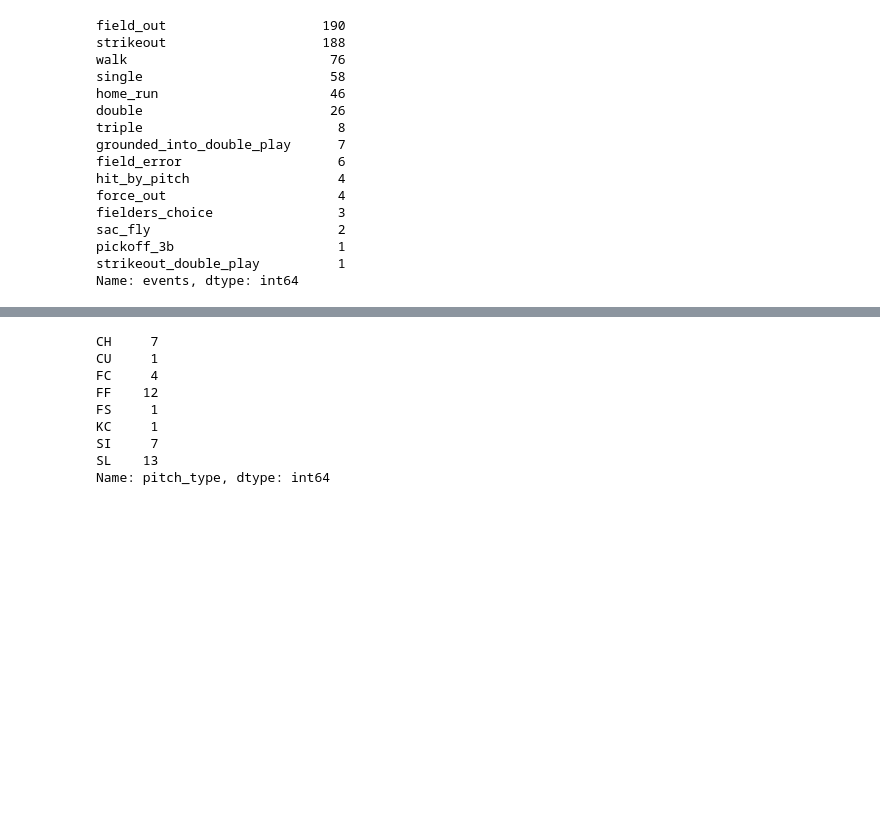
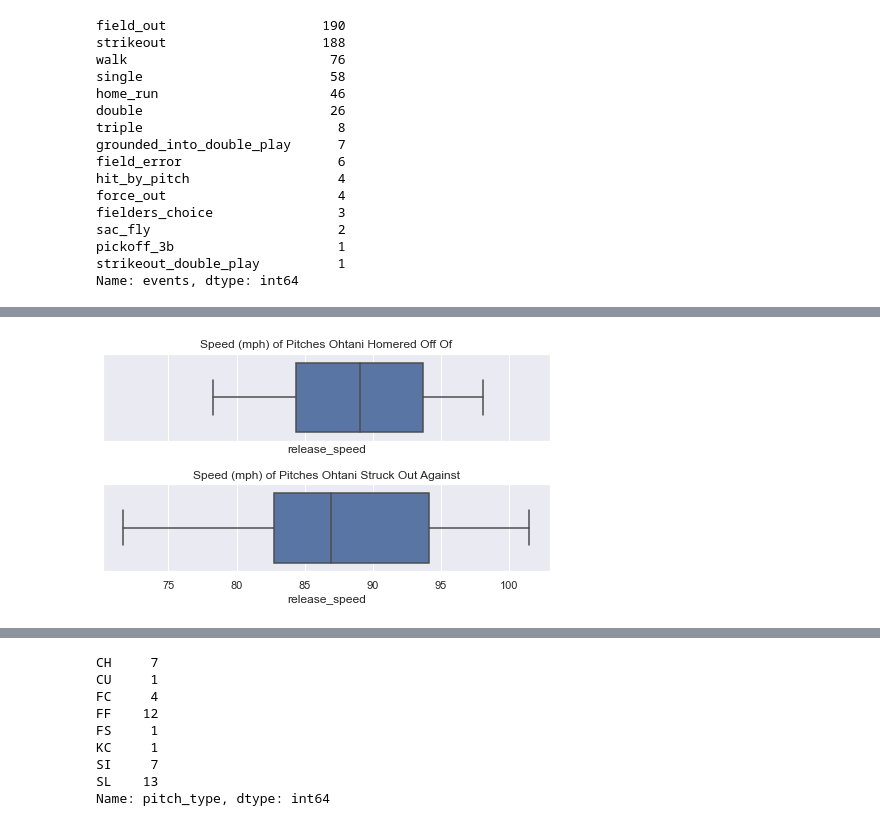
Before and after one commit to teruki-i/Ohtani, a Jupyter notebook: Ohtani_2021.ipynb, the cells around one changed output, grey strips where cells are left out. Drawn from its saved outputs; the diff is of its cells as text; code cells hidden in the pictures; blank space fills up the shorter version.

Commit message:
added more comparisons of home runs to strike outs

```diff
--- a/Ohtani_2021.ipynb
+++ b/Ohtani_2021.ipynb
@@ -70,0 +64,11 @@ plt.show()
+# %%
+# create box plots of the pitch speeds for both home runs and strike outs. Plot them side by side
+
+fig, axs = plt.subplots(nrows=2, sharex=True, sharey=True)
+sns.set(rc={"figure.figsize":(8, 4)})
+plt.subplots_adjust(hspace = 0.5)
+sns.boxplot(x="release_speed", data=ohtani21_hr, ax=axs[0]).set_title("Speed (mph) of Pitches Ohtani Homered Off Of")
+sns.boxplot(x="release_speed", data=ohtani21_so, ax=axs[1]).set_title("Speed (mph) of Pitches Ohtani Struck Out Against")
+plt.show()
+# %% [output]
+[figure, added]
```
Also changed, not shown: parts of 8 cells of this notebook.
